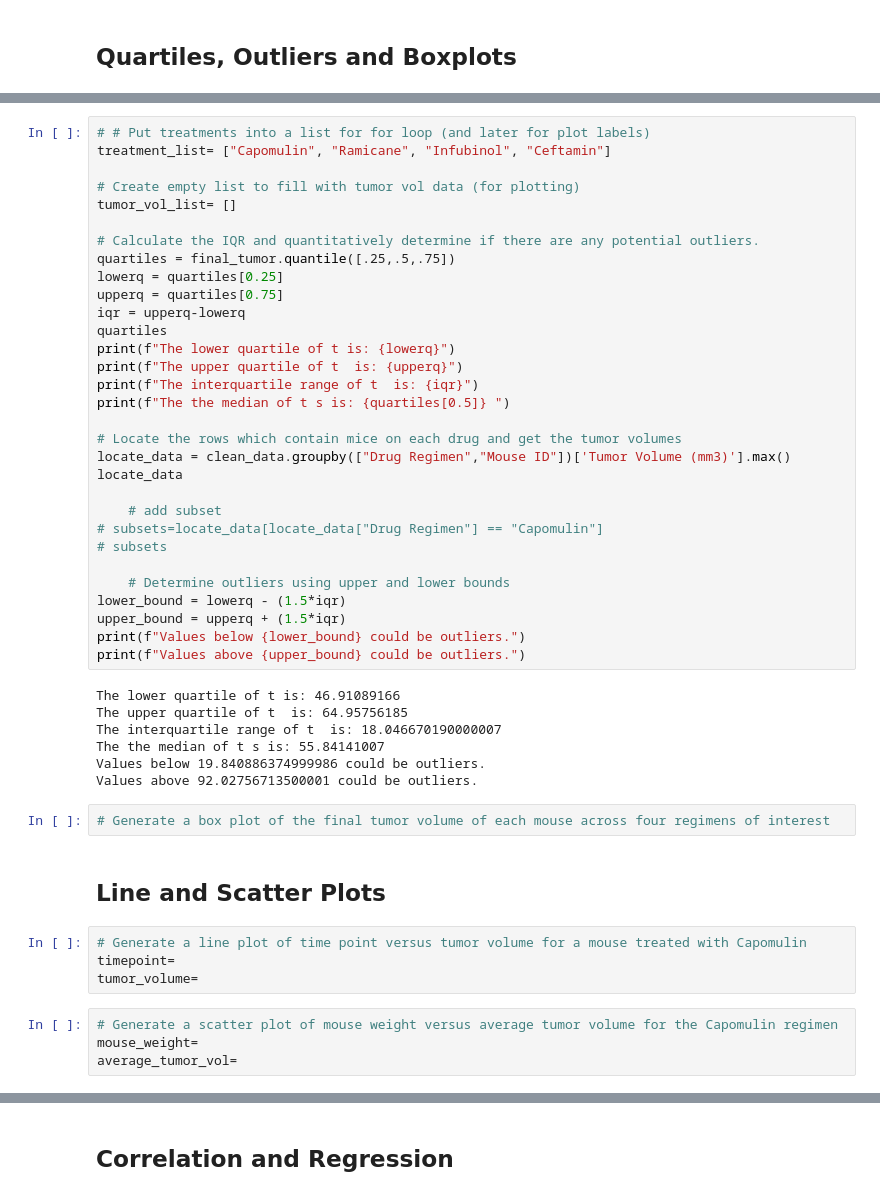
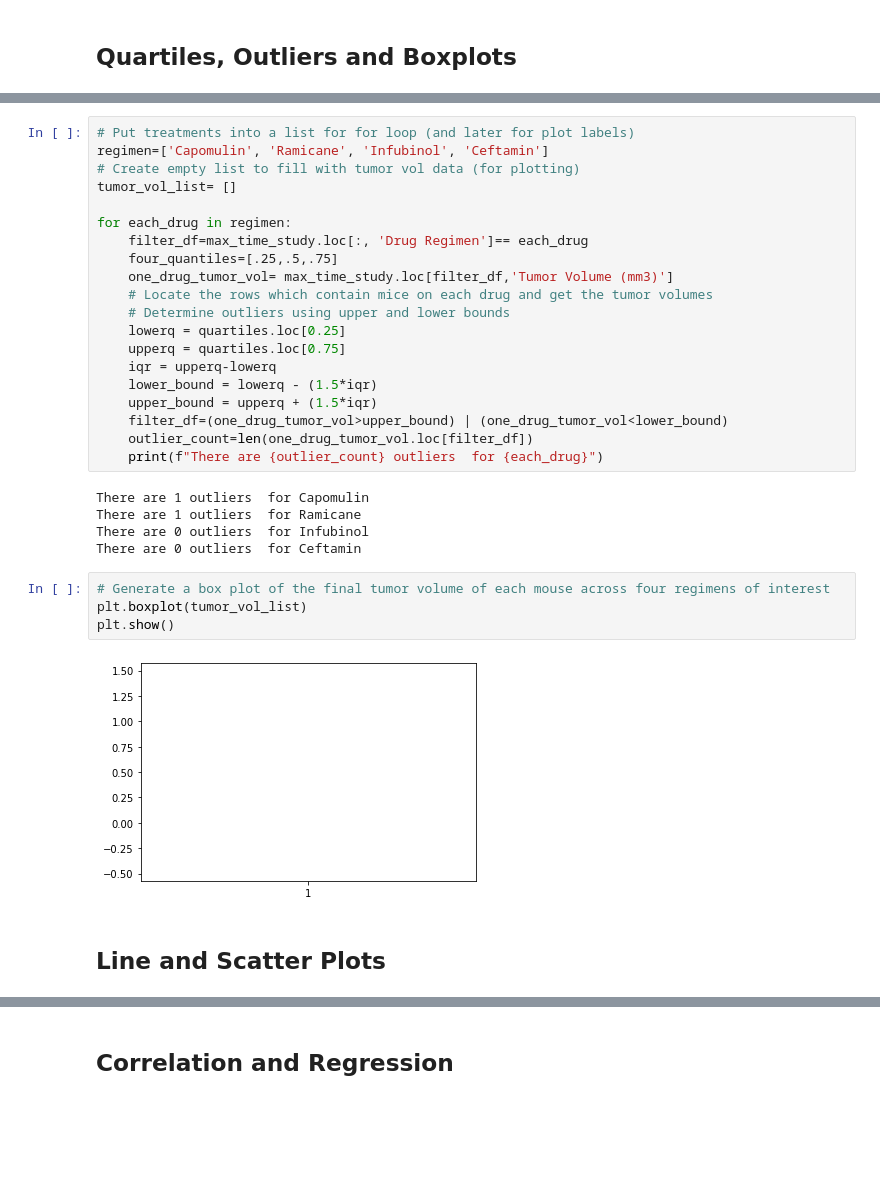
Before and after one commit to Lizbetheli/Matplotlib, a Jupyter notebook: pymaceuticals_starter_code.ipynb, the cells around one changed output, grey strips where cells are left out. Saved outputs shown, nothing was run; the diff lists cells and outputs as text; blank space fills up the shorter version.

```diff
--- a/pymaceuticals_starter_code.ipynb
+++ b/pymaceuticals_starter_code.ipynb
@@ -225,52 +226,35 @@ clean_merge_data
 | 248 | z969 | 45 | Naftisol | Male | 9 | 30 | 73.867845 | ... |
 249 rows × 8 columns
 # %%
-# # Put treatments into a list for for loop (and later for plot labels)
-treatment_list= ["Capomulin", "Ramicane", "Infubinol", "Ceftamin"]
-
+# Put treatments into a list for for loop (and later for plot labels)
+regimen=['Capomulin', 'Ramicane', 'Infubinol', 'Ceftamin']
 # Create empty list to fill with tumor vol data (for plotting)
 tumor_vol_list= []
 
-# Calculate the IQR and quantitatively determine if there are any potential outliers.
-quartiles = final_tumor.quantile([.25,.5,.75])
-lowerq = quartiles[0.25]
-upperq = quartiles[0.75]
-iqr = upperq-lowerq
-quartiles
-print(f"The lower quartile of t is: {lowerq}")
-print(f"The upper quartile of t  is: {upperq}")
-print(f"The interquartile range of t  is: {iqr}")
-print(f"The the median of t s is: {quartiles[0.5]} ")
-
-# Locate the rows which contain mice on each drug and get the tumor volumes
-locate_data = clean_data.groupby(["Drug Regimen","Mouse ID"])['Tumor Volume (mm3)'].max()
-locate_data
-
-    # add subset
-# subsets=locate_data[locate_data["Drug Regimen"] == "Capomulin"]
-# subsets
-
+for each_drug in regimen:
+    filter_df=max_time_study.loc[:, 'Drug Regimen']== each_drug
+    four_quantiles=[.25,.5,.75]
+    one_drug_tumor_vol= max_time_study.loc[filter_df,'Tumor Volume (mm3)']
+    # Locate the rows which contain mice on each drug and get the tumor volumes
     # Determine outliers using upper and lower bounds
-lower_bound = lowerq - (1.5*iqr)
-upper_bound = upperq + (1.5*iqr)
-print(f"Values below {lower_bound} could be outliers.")
-print(f"Values above {upper_bound} could be outliers.")
+    lowerq = quartiles.loc[0.25]
+    upperq = quartiles.loc[0.75]
+    iqr = upperq-lowerq
+    lower_bound = lowerq - (1.5*iqr)
+    upper_bound = upperq + (1.5*iqr)
+    filter_df=(one_drug_tumor_vol>upper_bound) | (one_drug_tumor_vol<lower_bound)
+    outlier_count=len(one_drug_tumor_vol.loc[filter_df])
+    print(f"There are {outlier_count} outliers  for {each_drug}")
 # %% [output]
-The lower quartile of t is: 46.91089166
-The upper quartile of t  is: 64.95756185
-The interquartile range of t  is: 18.046670190000007
-The the median of t s is: 55.84141007
-Values below 19.840886374999986 could be outliers.
-Values above 92.02756713500001 could be outliers.
+There are 1 outliers  for Capomulin
+There are 1 outliers  for Ramicane
+There are 0 outliers  for Infubinol
+There are 0 outliers  for Ceftamin
 # %%
 # Generate a box plot of the final tumor volume of each mouse across four regimens of interest
+plt.boxplot(tumor_vol_list)
+plt.show()
+# %% [output]
+[figure, added]
 # %% [markdown]
 ## Line and Scatter Plots
-# %%
-# Generate a line plot of time point versus tumor volume for a mouse treated with Capomulin
-timepoint=
-tumor_volume=
-# %%
-# Generate a scatter plot of mouse weight versus average tumor volume for the Capomulin regimen
-mouse_weight=
-average_tumor_vol=
```
Also changed, not shown: parts of 10 cells of this notebook.
